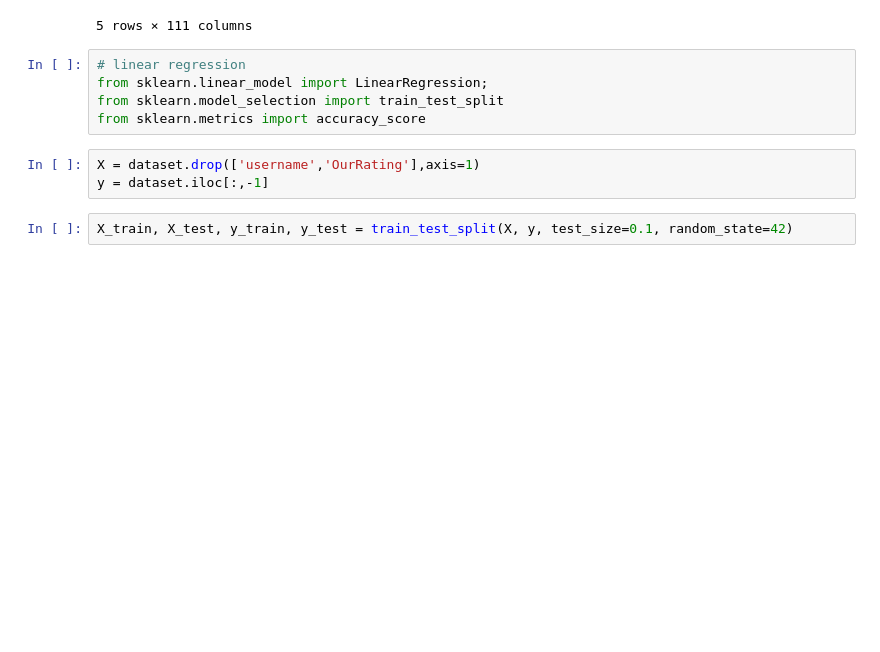
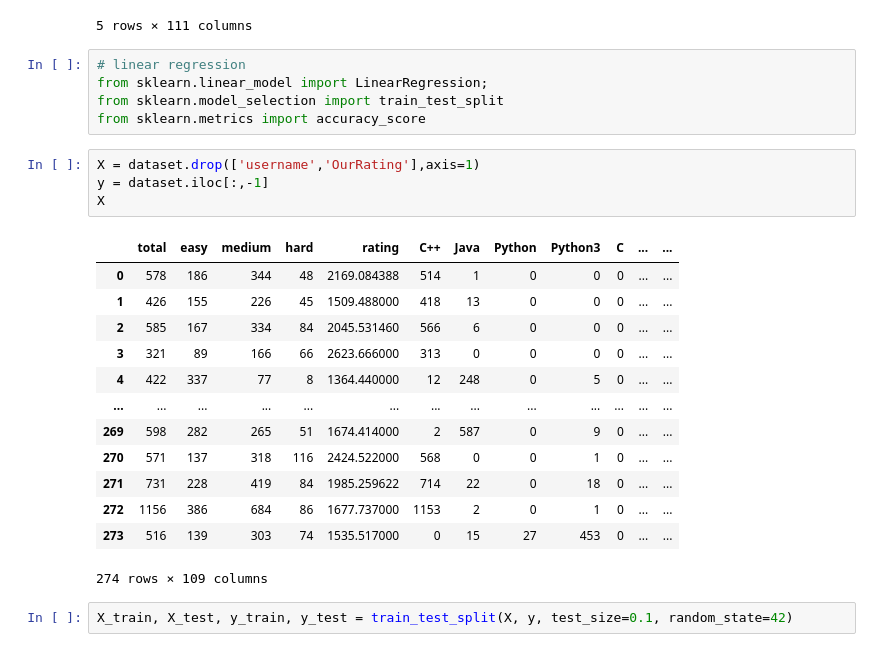
Before and after one commit to iAmritSingh/BE-Project, a Jupyter notebook: Machine Learning/analysisModel.ipynb, the cells around one changed output. Drawn from its saved outputs; the diff is of its cells as text; blank space fills up the shorter version.

```diff
--- a/Machine Learning/analysisModel.ipynb
+++ b/Machine Learning/analysisModel.ipynb
@@ -21,6 +21,21 @@ from sklearn.metrics import accuracy_score
 # %%
 X = dataset.drop(['username','OurRating'],axis=1)
 y = dataset.iloc[:,-1]
+X
+# %% [output]
+|  | total | easy | medium | hard | rating | C++ | Java | Python | Python3 | C | ... | ... |
+| 0 | 578 | 186 | 344 | 48 | 2169.084388 | 514 | 1 | 0 | 0 | 0 | ... | ... |
+| 1 | 426 | 155 | 226 | 45 | 1509.488000 | 418 | 13 | 0 | 0 | 0 | ... | ... |
+| 2 | 585 | 167 | 334 | 84 | 2045.531460 | 566 | 6 | 0 | 0 | 0 | ... | ... |
+| 3 | 321 | 89 | 166 | 66 | 2623.666000 | 313 | 0 | 0 | 0 | 0 | ... | ... |
+| 4 | 422 | 337 | 77 | 8 | 1364.440000 | 12 | 248 | 0 | 5 | 0 | ... | ... |
+| ... | ... | ... | ... | ... | ... | ... | ... | ... | ... | ... | ... | ... |
+| 269 | 598 | 282 | 265 | 51 | 1674.414000 | 2 | 587 | 0 | 9 | 0 | ... | ... |
+| 270 | 571 | 137 | 318 | 116 | 2424.522000 | 568 | 0 | 0 | 1 | 0 | ... | ... |
+| 271 | 731 | 228 | 419 | 84 | 1985.259622 | 714 | 22 | 0 | 18 | 0 | ... | ... |
+| 272 | 1156 | 386 | 684 | 86 | 1677.737000 | 1153 | 2 | 0 | 1 | 0 | ... | ... |
+| 273 | 516 | 139 | 303 | 74 | 1535.517000 | 0 | 15 | 27 | 453 | 0 | ... | ... |
+274 rows × 109 columns
 # %%
 X_train, X_test, y_train, y_test = train_test_split(X, y, test_size=0.1, random_state=42)
 # %%
```
Also changed, not shown: parts of 7 cells of this notebook, 9 other files.
